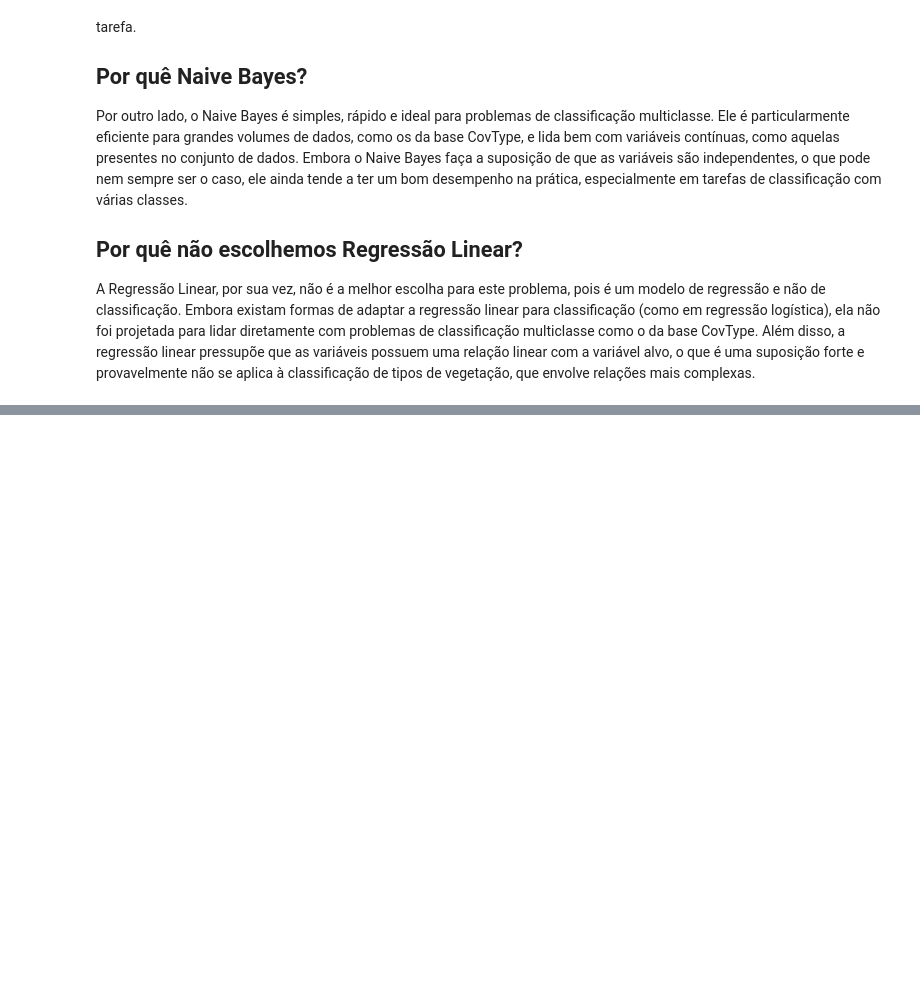
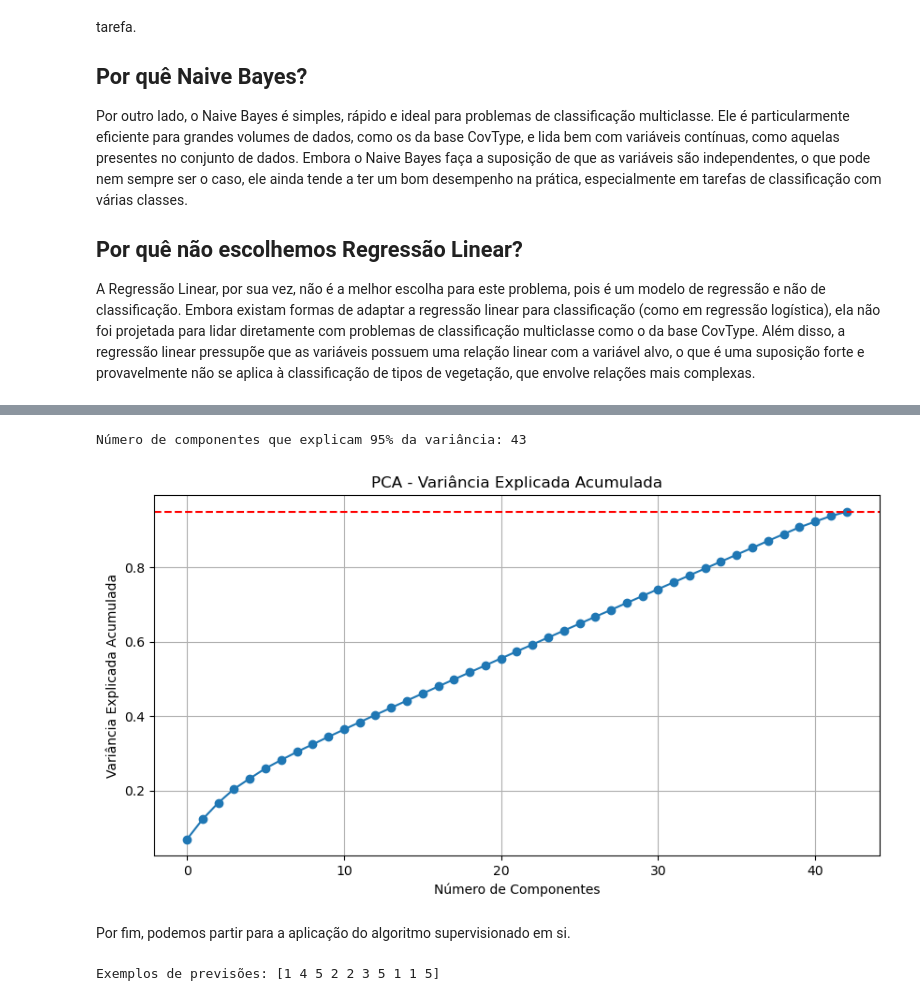
Before and after one commit to melseleghin/algoritmos-supervisionados, a Jupyter notebook: report.ipynb, the cells around one changed output, grey strips where cells are left out. Saved outputs shown, nothing was run; the diff lists cells and outputs as text; code cells hidden in the pictures; blank space fills up the shorter version.

```diff
--- a/report.ipynb
+++ b/report.ipynb
@@ -164,0 +141,9 @@ A Regressão Linear, por sua vez, não é a melhor escolha para este problema, p
+# %%
+# Dividindo os dados entre treino e teste (80% treino, 20% teste)
+X_train, X_test, y_train, y_test = train_test_split(X, y, test_size=0.2, random_state=42)
+
+# Verificando as dimensões dos dados divididos
+print("Tamanho de X_train:", X_train.shape)
+print("Tamanho de X_test:", X_test.shape)
+print("Tamanho de y_train:", y_train.shape)
+print("Tamanho de y_test:", y_test.shape)
@@ -164,0 +161,45 @@ A Regressão Linear, por sua vez, não é a melhor escolha para este problema, p
+# %%
+from sklearn.preprocessing import StandardScaler
+from sklearn.decomposition import PCA
+
+# Normalização dos dados
+scaler = StandardScaler()
+X_train_scaled = scaler.fit_transform(X_train)
+X_test_scaled = scaler.transform(X_test)
+
+pca = PCA(n_components=0.95)
+X_train_scaled = pca.fit_transform(X_train_scaled)
+X_test_scaled = pca.transform(X_test_scaled)
+
+print(f"Número de componentes que explicam 95% da variância: {pca.n_components_}")
+
+plt.figure(figsize=(10, 5))
+plt.plot(np.cumsum(pca.explained_variance_ratio_), marker='o')
+plt.xlabel('Número de Componentes')
+plt.ylabel('Variância Explicada Acumulada')
+plt.title('PCA - Variância Explicada Acumulada')
+plt.grid(True)
+plt.axhline(y=0.95, color='r', linestyle='--')
+plt.show()
+# %% [output]
+Número de componentes que explicam 95% da variância: 43
+[figure, added]
+# %% [markdown]
+Por fim, podemos partir para a aplicação do algoritmo supervisionado em si.
+# %%
+# Treinando o modelo Naybe Bayes e fazendo predições
+from sklearn.naive_bayes import GaussianNB
+
+# Criando o classificador Naive Bayes
+nb_model = GaussianNB()
+
+# Treinando o modelo com os dados de treino normalizados
+nb_model.fit(X_train_scaled, y_train)
+
+# Fazendo previsões com os dados de teste normalizados
+y_pred = nb_model.predict(X_test_scaled)
+
+# Mostrando uma amostra das previsões
+print("Exemplos de previsões:", y_pred[:10])
+# %% [output]
+Exemplos de previsões: [1 4 5 2 2 3 5 1 1 5]
```
Also changed, not shown: parts of 26 cells of this notebook, 1 other file.
